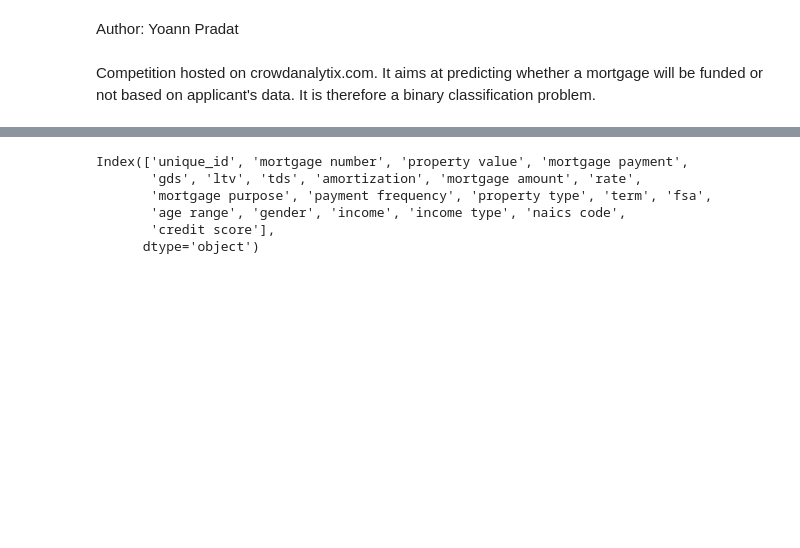
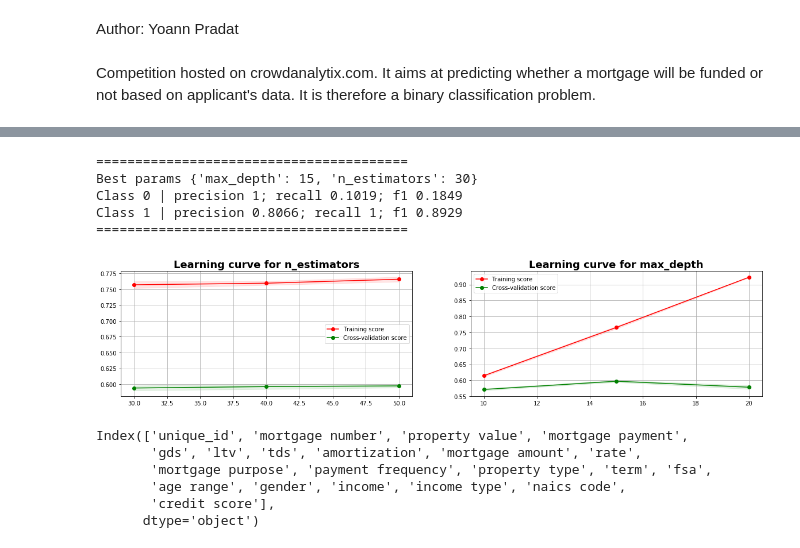
Before and after one commit to Durzot/DA_crowd_analytix, a Jupyter notebook: mortgage/notebook/Mortgage_2.ipynb, the cells around one changed output, grey strips where cells are left out. Drawn from its saved outputs; the diff is of its cells as text; code cells hidden in the pictures; blank space fills up the shorter version.

Commit message:
edit classifier random forest

```diff
--- a/mortgage/notebook/Mortgage_2.ipynb
+++ b/mortgage/notebook/Mortgage_2.ipynb
@@ -113,7 +113,7 @@ class Scaler(BaseEstimator, TransformerMixin):
         return self.fit(X, y).transform(X)
 
 class HotEncoder(BaseEstimator, TransformerMixin):
-    def __init__(self, cols_onehot, categories, other_lim=0.01):
+    def __init__(self, cols_onehot, categories, other_lim=0.005):
         self.cols_onehot = cols_onehot
         self.categories = categories
         self.other_lim = other_lim
@@ -162,7 +162,7 @@ class HotEncoder(BaseEstimator, TransformerMixin):
         return self.fit(X, y).transform(X)
 
 class LabEncoder(BaseEstimator, TransformerMixin):
-    def __init__(self, cols_cat, categories, other_lim=0.01):
+    def __init__(self, cols_cat, categories, other_lim=0.005):
         self.cols_cat = cols_cat
         self.categories = categories
         self.other_lim = other_lim
@@ -486,0 +396,4 @@ Name: income type, dtype: int64
+# %%
+mortgage_data = MortgageData(encoder="Hot")
+X_ttrain, y_train = mortgage_data.get_train()
+X_ttest = mortgage_data.get_test()
@@ -486,0 +402,22 @@ Name: income type, dtype: int64
+# %%
+%%time
+clf = RandomForestClassifier(criterion='gini',
+                             min_samples_leaf=1,
+                             max_features='sqrt',
+                             max_leaf_nodes=None,
+                             bootstrap=True,
+                             random_state=random_state,
+                             class_weight="balanced")
+
+param_grid = {'n_estimators': [30, 40, 50],
+              'max_depth': [15]}
+
+grid = GridSearchCV(estimator=clf,
+                    param_grid=param_grid,
+                    scoring='f1_macro',
+                    cv=strat_cv,
+                    return_train_score=True,
+                    verbose=2,
+                    n_jobs=3)
+
+grid = grid.fit(X_ttrain, y_train)
@@ -487,3 +430,21 @@ Name: income type, dtype: int64
+# %%
+y_pred_train = grid.best_estimator_.predict(X_ttrain)
+recalls, precisions, f1s = f1_macro(y_pred_train, y_train)
+print("="*40)
+print("Best params %s" % grid.best_params_)
+for k in recalls.keys():
+    print("Class %d | precision %.4g; recall %.4g; f1 %.4g " % (k, recalls[k], precisions[k], f1s[k]))
+print("="*40)
+# %% [output]
+========================================
+Best params {'max_depth': 15, 'n_estimators': 30}
+Class 0 | precision 1; recall 0.1019; f1 0.1849
+Class 1 | precision 0.8066; recall 1; f1 0.8929
+========================================
+# %%
+plot_learning_curve(param_grid, grid.best_params_, grid.cv_results_, params_logscale=['C'])
+# %% [output]
+[figure, added]
 # %%
 X_train.columns
 # %% [output]
```
Also changed, not shown: parts of 9 cells of this notebook, 9 other files.
